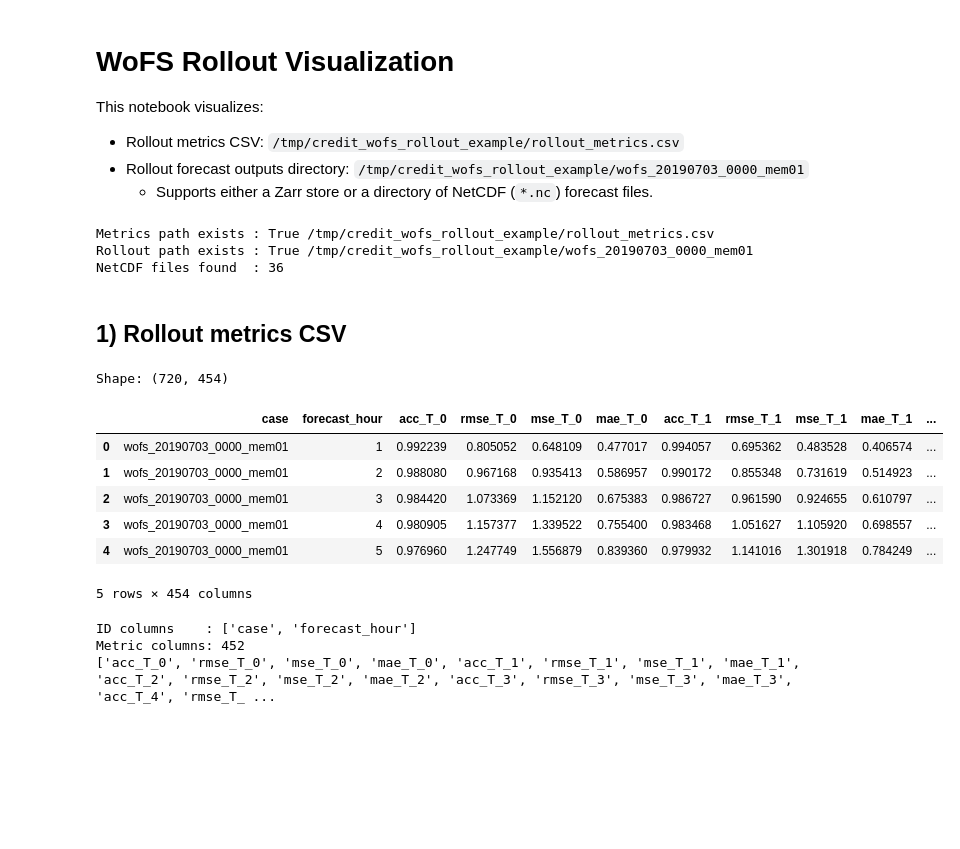
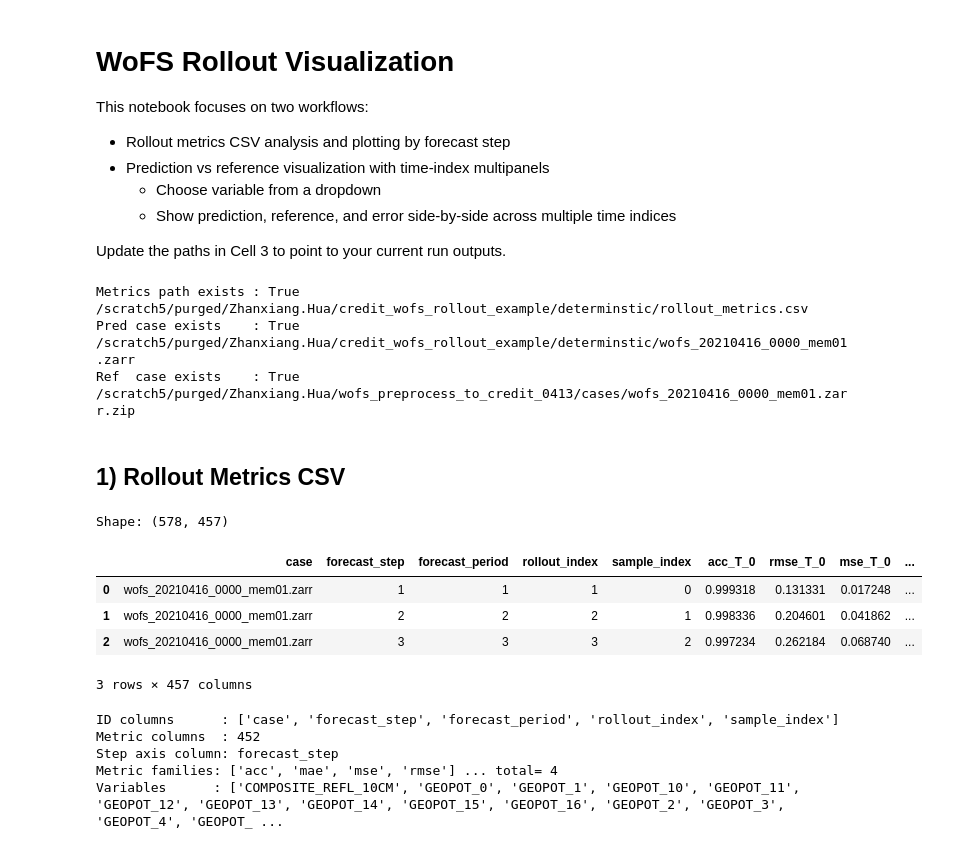
Before and after one commit to huahuou/miles-credit-wofs, a Jupyter notebook: notebooks/wofs_rollout_visualization.ipynb, the cells around one changed output. Cells and saved outputs as stored; diff of their text form; code cells hidden in the pictures; blank space fills up the shorter version.

Commit message:
update deterministic rollout

```diff
--- a/notebooks/wofs_rollout_visualization.ipynb
+++ b/notebooks/wofs_rollout_visualization.ipynb
@@ -1,9 +1,12 @@
 # %% [markdown]
 # WoFS Rollout Visualization
 
-This notebook visualizes:
-- Rollout metrics CSV: `/tmp/credit_wofs_rollout_example/rollout_metrics.csv`
-- Rollout forecast outputs directory: `/tmp/credit_wofs_rollout_example/wofs_20190703_0000_mem01`
-  - Supports either a Zarr store or a directory of NetCDF (`*.nc`) forecast files.
+This notebook focuses on two workflows:
+- Rollout metrics CSV analysis and plotting by forecast step
+- Prediction vs reference visualization with time-index multipanels
+  - Choose variable from a dropdown
+  - Show prediction, reference, and error side-by-side across multiple time indices
+
+Update the paths in Cell 3 to point to your current run outputs.
 # %%
 from pathlib import Path
@@ -26,39 +30,49 @@ plt.rcParams['figure.figsize'] = (10, 4)
 plt.rcParams['axes.grid'] = True
 # %%
-metrics_path = Path('/tmp/credit_wofs_rollout_example/rollout_metrics.csv')
-rollout_path = Path('/tmp/credit_wofs_rollout_example/wofs_20190703_0000_mem01')
+# Update these paths for your run
+metrics_path = Path('/scratch5/purged/Zhanxiang.Hua/credit_wofs_rollout_example/determinstic/rollout_metrics.csv')
+pred_case_path = Path('/scratch5/purged/Zhanxiang.Hua/credit_wofs_rollout_example/determinstic/wofs_20210416_0000_mem01.zarr')
+ref_case_path = Path('/scratch5/purged/Zhanxiang.Hua/wofs_preprocess_to_credit_0413/cases/wofs_20210416_0000_mem01.zarr.zip')
 
 print('Metrics path exists :', metrics_path.exists(), metrics_path)
-print('Rollout path exists :', rollout_path.exists(), rollout_path)
-if rollout_path.exists() and rollout_path.is_dir():
-    nc_files = sorted(rollout_path.glob('*.nc'))
-    print(f'NetCDF files found  : {len(nc_files)}')
+print('Pred case exists    :', pred_case_path.exists(), pred_case_path)
+print('Ref  case exists    :', ref_case_path.exists(), ref_case_path)
 # %% [output]
-Metrics path exists : True /tmp/credit_wofs_rollout_example/rollout_metrics.csv
-Rollout path exists : True /tmp/credit_wofs_rollout_example/wofs_20190703_0000_mem01
-NetCDF files found  : 36
+Metrics path exists : True /scratch5/purged/Zhanxiang.Hua/credit_wofs_rollout_example/determinstic/rollout_metrics.csv
+Pred case exists    : True /scratch5/purged/Zhanxiang.Hua/credit_wofs_rollout_example/determinstic/wofs_20210416_0000_mem01.zarr
+Ref  case exists    : True /scratch5/purged/Zhanxiang.Hua/wofs_preprocess_to_credit_0413/cases/wofs_20210416_0000_mem01.zarr.zip
 # %% [markdown]
-## 1) Rollout metrics CSV
+## 1) Rollout Metrics CSV
 # %%
 df = pd.read_csv(metrics_path)
 print('Shape:', df.shape)
-display(df.head())
+display(df.head(3))
 
-id_cols = [c for c in ['case', 'forecast_hour', 'datetime', 'forecast_step'] if c in df.columns]
+id_candidates = ['case', 'forecast_step', 'forecast_period', 'rollout_index', 'sample_index', 'datetime']
+id_cols = [c for c in id_candidates if c in df.columns]
 metric_cols = [c for c in df.columns if c not in id_cols]
-print('ID columns    :', id_cols)
-print('Metric columns:', len(metric_cols))
-print(metric_cols[:])
+
+step_col = 'forecast_step' if 'forecast_step' in df.columns else ('forecast_hour' if 'forecast_hour' in df.columns else None)
+print('ID columns      :', id_cols)
+print('Metric columns  :', len(metric_cols))
+print('Step axis column:', step_col)
+
+# Parse metric columns of the form <metric>_<variable>, e.g. rmse_T2
+metric_families = sorted({c.split('_', 1)[0] for c in metric_cols if '_' in c})
+metric_variables = sorted({c.split('_', 1)[1] for c in metric_cols if '_' in c})
+
+print('Metric families:', metric_families[:10], '... total=', len(metric_families))
+print('Variables      :', metric_variables[:15], '... total=', len(metric_variables))
 # %% [output]
-Shape: (720, 454)
+Shape: (578, 457)
-|  | case | forecast_hour | acc_T_0 | rmse_T_0 | mse_T_0 | mae_T_0 | acc_T_1 | rmse_T_1 | mse_T_1 | mae_T_1 | ... |
-| 0 | wofs_20190703_0000_mem01 | 1 | 0.992239 | 0.805052 | 0.648109 | 0.477017 | 0.994057 | 0.695362 | 0.483528 | 0.406574 | ... |
-| 1 | wofs_20190703_0000_mem01 | 2 | 0.988080 | 0.967168 | 0.935413 | 0.586957 | 0.990172 | 0.855348 | 0.731619 | 0.514923 | ... |
-| 2 | wofs_20190703_0000_mem01 | 3 | 0.984420 | 1.073369 | 1.152120 | 0.675383 | 0.986727 | 0.961590 | 0.924655 | 0.610797 | ... |
-| 3 | wofs_20190703_0000_mem01 | 4 | 0.980905 | 1.157377 | 1.339522 | 0.755400 | 0.983468 | 1.051627 | 1.105920 | 0.698557 | ... |
-| 4 | wofs_20190703_0000_mem01 | 5 | 0.976960 | 1.247749 | 1.556879 | 0.839360 | 0.979932 | 1.141016 | 1.301918 | 0.784249 | ... |
+|  | case | forecast_step | forecast_period | rollout_index | sample_index | acc_T_0 | rmse_T_0 | mse_T_0 | ... |
+| 0 | wofs_20210416_0000_mem01.zarr | 1 | 1 | 1 | 0 | 0.999318 | 0.131331 | 0.017248 | ... |
+| 1 | wofs_20210416_0000_mem01.zarr | 2 | 2 | 2 | 1 | 0.998336 | 0.204601 | 0.041862 | ... |
+| 2 | wofs_20210416_0000_mem01.zarr | 3 | 3 | 3 | 2 | 0.997234 | 0.262184 | 0.068740 | ... |
-5 rows × 454 columns
+3 rows × 457 columns
-ID columns    : ['case', 'forecast_hour']
-Metric columns: 452
-['acc_T_0', 'rmse_T_0', 'mse_T_0', 'mae_T_0', 'acc_T_1', 'rmse_T_1', 'mse_T_1', 'mae_T_1', 'acc_T_2', 'rmse_T_2', 'mse_T_2', 'mae_T_2', 'acc_T_3', 'rmse_T_3', 'mse_T_3', 'mae_T_3', 'acc_T_4', 'rmse_T_ ...
+ID columns      : ['case', 'forecast_step', 'forecast_period', 'rollout_index', 'sample_index']
+Metric columns  : 452
+Step axis column: forecast_step
+Metric families: ['acc', 'mae', 'mse', 'rmse'] ... total= 4
+Variables      : ['COMPOSITE_REFL_10CM', 'GEOPOT_0', 'GEOPOT_1', 'GEOPOT_10', 'GEOPOT_11', 'GEOPOT_12', 'GEOPOT_13', 'GEOPOT_14', 'GEOPOT_15', 'GEOPOT_16', 'GEOPOT_2', 'GEOPOT_3', 'GEOPOT_4', 'GEOPOT_ ...
 # %%
```
Also changed, not shown: parts of 7 cells of this notebook, 8 other files.
